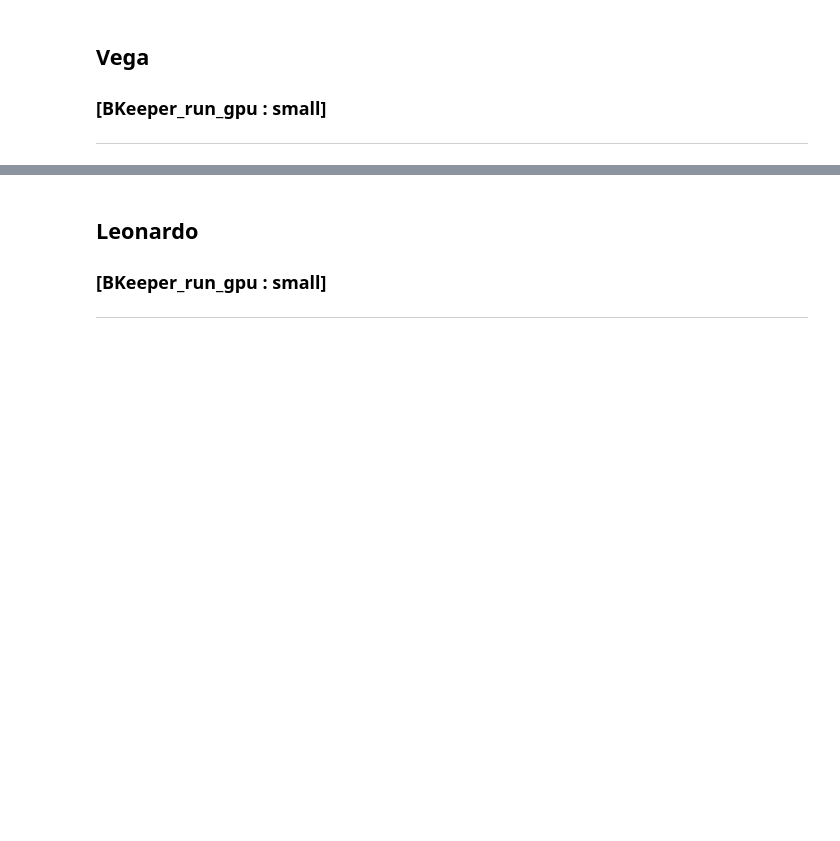
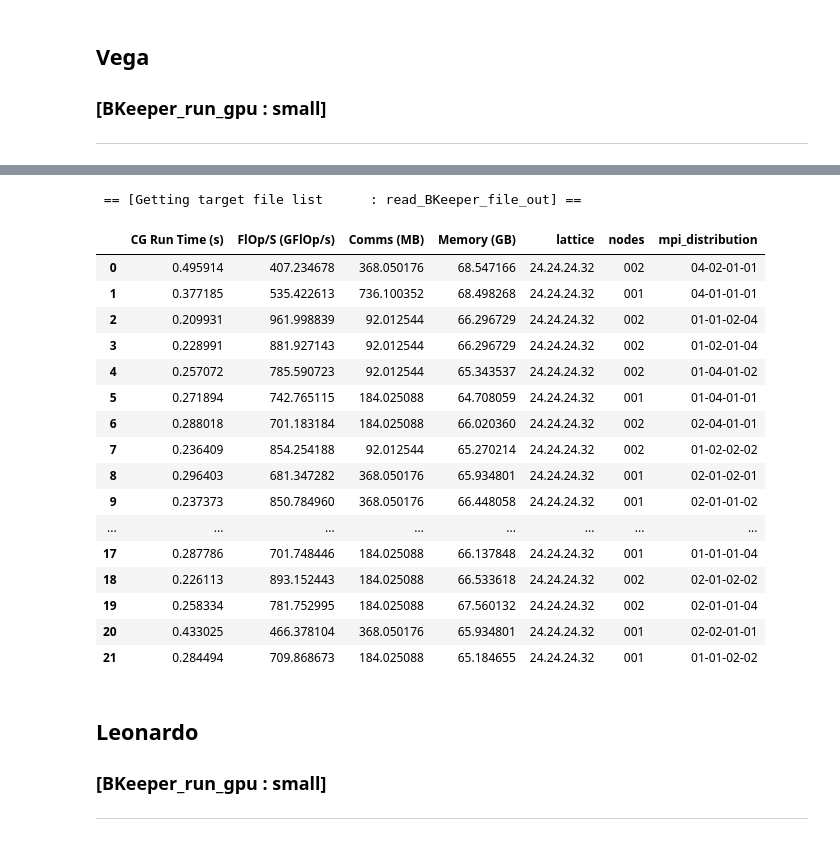
Before and after one commit to fbonnet08/Bench_Grid_HiRep, a Jupyter notebook: src/PythonCodes/Jupyter-NoteBooks/LLR-Bench_Grid_HiRep_Notebooks/Notebook_Bench_Grid_HiRep.ipynb, the cells around one changed output, grey strips where cells are left out. Drawn from its saved outputs; the diff is of its cells as text; code cells hidden in the pictures; blank space fills up the shorter version.

```diff
--- a/src/PythonCodes/Jupyter-NoteBooks/LLR-Bench_Grid_HiRep_Notebooks/Notebook_Bench_Grid_HiRep.ipynb
+++ b/src/PythonCodes/Jupyter-NoteBooks/LLR-Bench_Grid_HiRep_Notebooks/Notebook_Bench_Grid_HiRep.ipynb
@@ -330,7 +494,31 @@ m.printMesgAddStr("target_file_cluster_lst_vega[:]    --->: ", c.getYellow(), ta
 # %%
 # --------------------------------------------------------------------------
 # Reading in the inout file
-rc = readCluster_file_out(c, m, target_file_cluster_lst_vega[:])
+rc, dataFrame_BKeeper_small_vega = read_BKeeper_file_out(c, m, batch_action, simulation_size, target_file_cluster_lst_vega[:])
+# %% [output]
+ == [Getting target file list      : read_BKeeper_file_out] ==
+# %%
+# --------------------------------------------------------------------------
+# Reading in the inout file
+dataFrame_BKeeper_small_vega
+# %% [output]
+|  | CG Run Time (s) | FlOp/S (GFlOp/s) | Comms (MB) | Memory (GB) | lattice | nodes | mpi_distribution |
+| 0 | 0.495914 | 407.234678 | 368.050176 | 68.547166 | 24.24.24.32 | 002 | 04-02-01-01 |
+| 1 | 0.377185 | 535.422613 | 736.100352 | 68.498268 | 24.24.24.32 | 001 | 04-01-01-01 |
+| 2 | 0.209931 | 961.998839 | 92.012544 | 66.296729 | 24.24.24.32 | 002 | 01-01-02-04 |
+| 3 | 0.228991 | 881.927143 | 92.012544 | 66.296729 | 24.24.24.32 | 002 | 01-02-01-04 |
+| 4 | 0.257072 | 785.590723 | 92.012544 | 65.343537 | 24.24.24.32 | 002 | 01-04-01-02 |
+| 5 | 0.271894 | 742.765115 | 184.025088 | 64.708059 | 24.24.24.32 | 001 | 01-04-01-01 |
+| 6 | 0.288018 | 701.183184 | 184.025088 | 66.020360 | 24.24.24.32 | 002 | 02-04-01-01 |
+| 7 | 0.236409 | 854.254188 | 92.012544 | 65.270214 | 24.24.24.32 | 002 | 01-02-02-02 |
+| 8 | 0.296403 | 681.347282 | 368.050176 | 65.934801 | 24.24.24.32 | 001 | 02-01-02-01 |
+| 9 | 0.237373 | 850.784960 | 368.050176 | 66.448058 | 24.24.24.32 | 001 | 02-01-01-02 |
+| ... | ... | ... | ... | ... | ... | ... | ... |
+| 17 | 0.287786 | 701.748446 | 184.025088 | 66.137848 | 24.24.24.32 | 001 | 01-01-01-04 |
+| 18 | 0.226113 | 893.152443 | 184.025088 | 66.533618 | 24.24.24.32 | 002 | 02-01-02-02 |
+| 19 | 0.258334 | 781.752995 | 184.025088 | 67.560132 | 24.24.24.32 | 002 | 02-01-01-04 |
+| 20 | 0.433025 | 466.378104 | 368.050176 | 65.934801 | 24.24.24.32 | 001 | 02-02-01-01 |
+| 21 | 0.284494 | 709.868673 | 184.025088 | 65.184655 | 24.24.24.32 | 001 | 01-01-02-02 |
 # %% [markdown]
 ## Leonardo
 ### [BKeeper_run_gpu : small]
```
Also changed, not shown: parts of 21 cells of this notebook, 1 other file.
